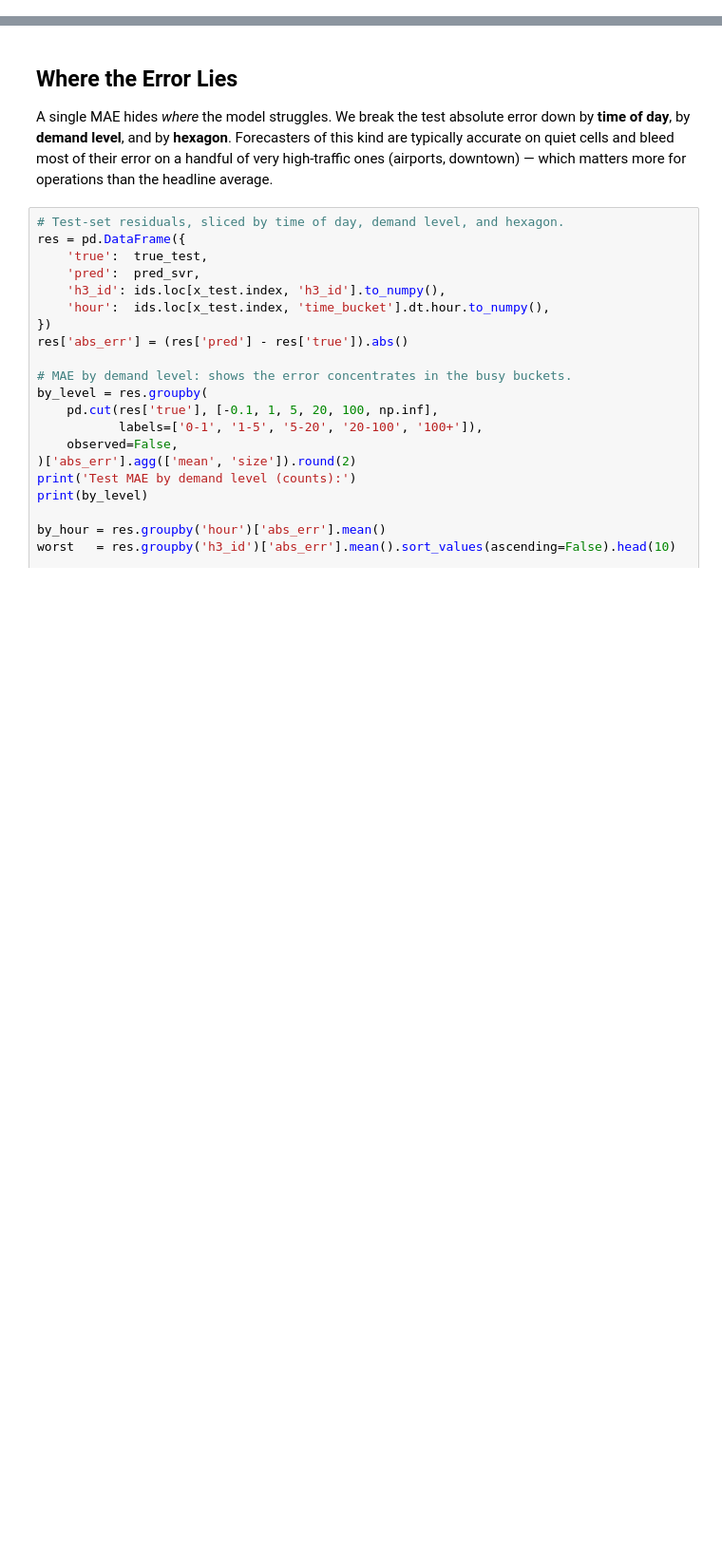
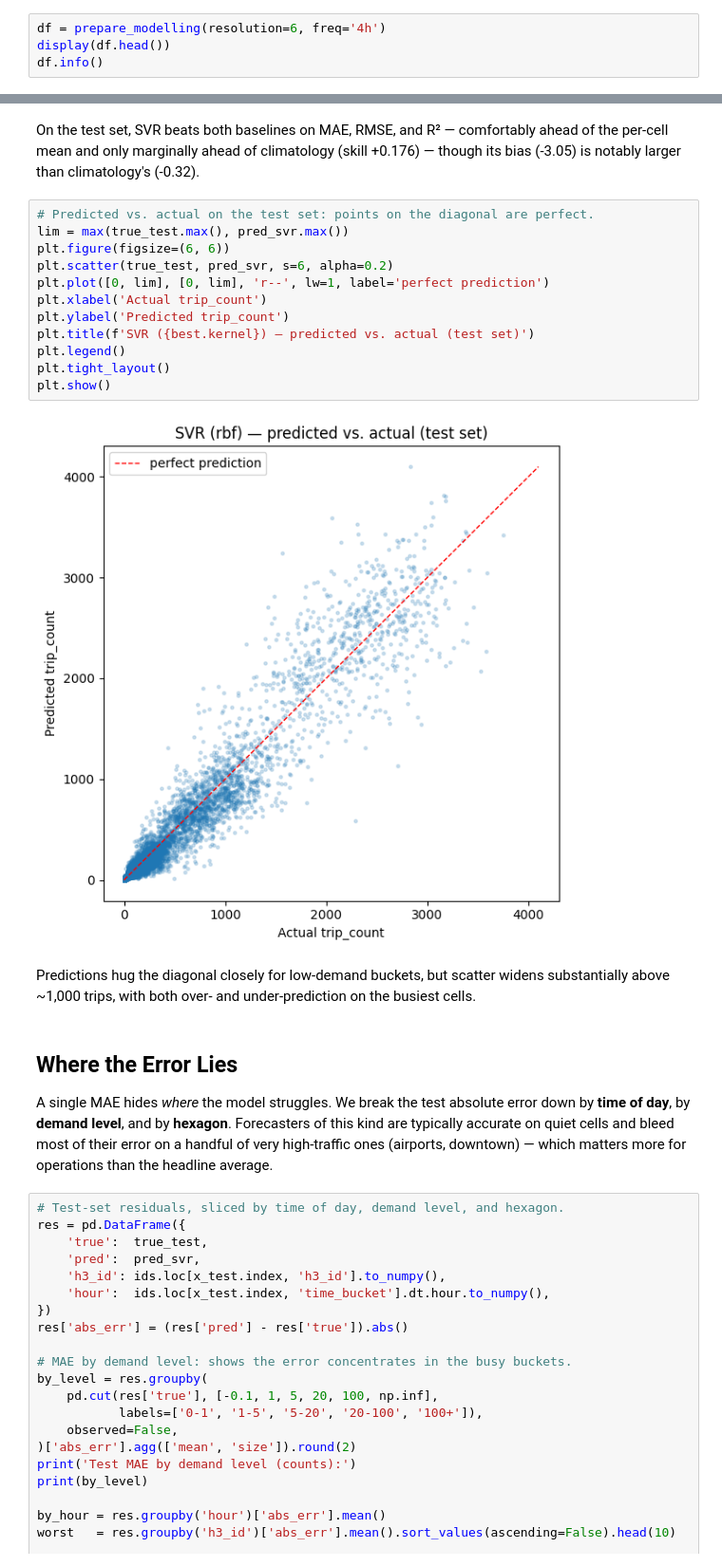
Before and after one commit to timoerc/AAA26-Chicago-Mobility, a Jupyter notebook: notebooks/03b_svm.ipynb, the cells around one changed output, grey strips where cells are left out. Shown at 95% size. Saved outputs shown, nothing was run; the diff lists cells and outputs as text; blank space fills up the shorter version.

Commit message:
rerun svm with resolution h3 6 and time 4 h

```diff
--- a/notebooks/03b_svm.ipynb
+++ b/notebooks/03b_svm.ipynb
@@ -511,0 +35,4 @@ plt.show()
+# %%
+df = prepare_modelling(resolution=6, freq='4h')
+display(df.head())
+df.info()
@@ -512,3 +279,21 @@ plt.show()
+# %% [markdown]
+On the test set, SVR beats both baselines on MAE, RMSE, and R² — comfortably ahead of the per-cell mean and only marginally ahead of climatology (skill +0.176) — though its bias (-3.05) is notably larger than climatology's (-0.32).
+# %%
+# Predicted vs. actual on the test set: points on the diagonal are perfect.
+lim = max(true_test.max(), pred_svr.max())
+plt.figure(figsize=(6, 6))
+plt.scatter(true_test, pred_svr, s=6, alpha=0.2)
+plt.plot([0, lim], [0, lim], 'r--', lw=1, label='perfect prediction')
+plt.xlabel('Actual trip_count')
+plt.ylabel('Predicted trip_count')
+plt.title(f'SVR ({best.kernel}) — predicted vs. actual (test set)')
+plt.legend()
+plt.tight_layout()
+plt.show()
+# %% [output]
+[figure, added]
+# %% [markdown]
+Predictions hug the diagonal closely for low-demand buckets, but scatter widens substantially above ~1,000 trips, with both over- and under-prediction on the busiest cells.
 # %% [markdown]
 ## Where the Error Lies
 
```
Also changed, not shown: parts of 46 cells of this notebook, 1 other file.
